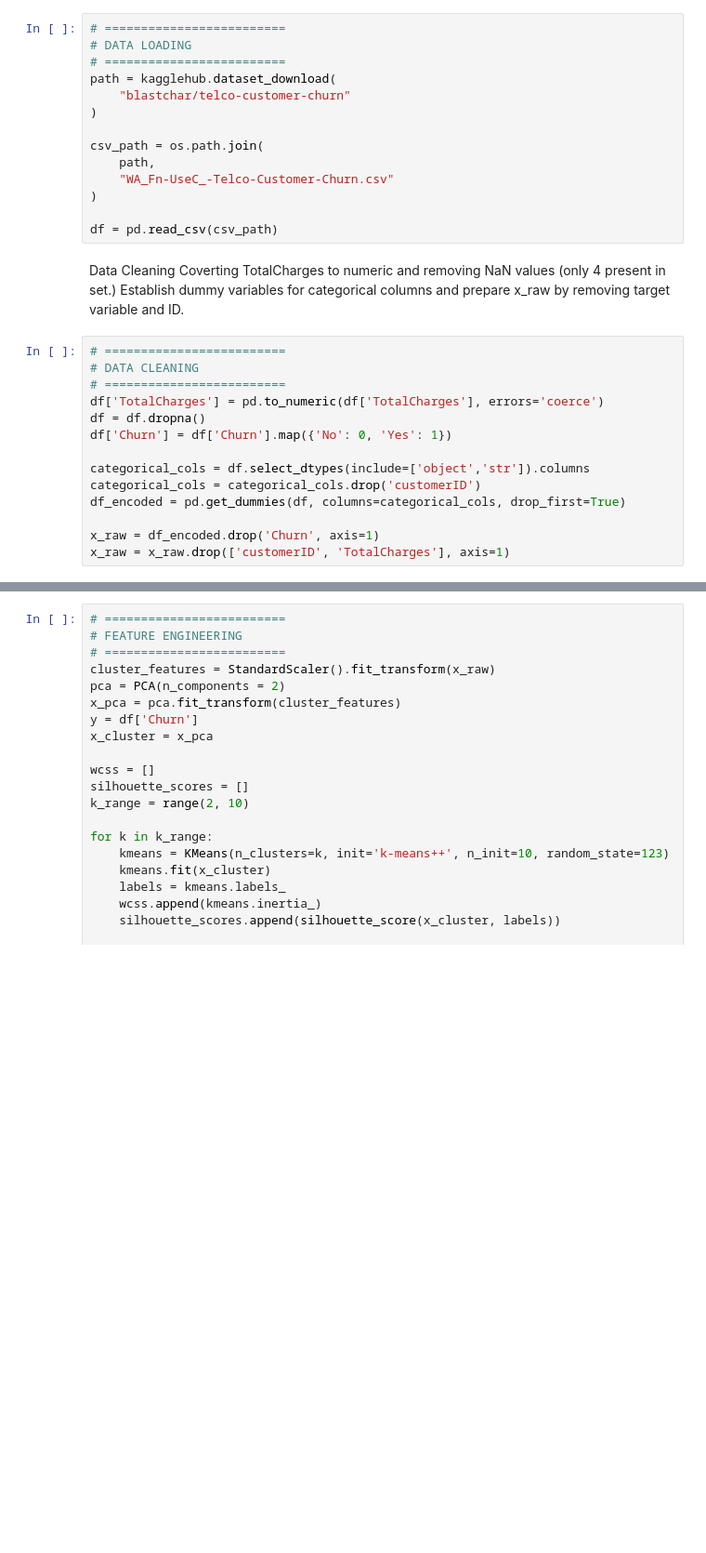
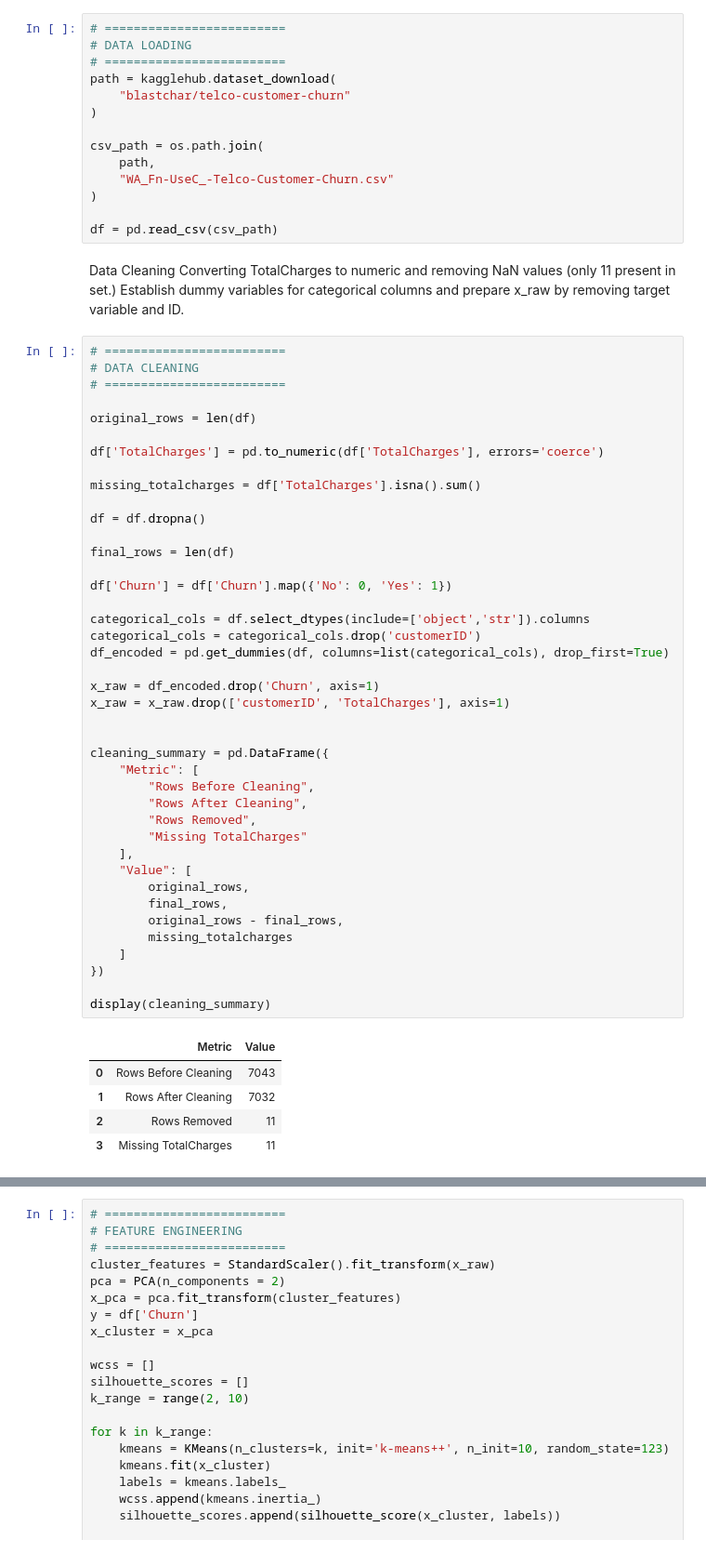
Before and after one commit to sam-volstad/churn_modeling, a Jupyter notebook: Retention.ipynb, the cells around one changed output, grey strips where cells are left out. Shown at 93% size. Cells and saved outputs as stored; diff of their text form; blank space fills up the shorter version.

```diff
--- a/Retention.ipynb
+++ b/Retention.ipynb
@@ -35,22 +34,55 @@ csv_path = os.path.join(
 df = pd.read_csv(csv_path)
 # %% [markdown]
 Data Cleaning
-Coverting TotalCharges to numeric and removing NaN values (only 4 present in set.)
+Converting TotalCharges to numeric and removing NaN values (only 11 present in set.)
 Establish dummy variables for categorical columns and prepare x_raw by removing target variable and ID.
 # %%
 # =========================
 # DATA CLEANING
 # =========================
+
+original_rows = len(df)
+
 df['TotalCharges'] = pd.to_numeric(df['TotalCharges'], errors='coerce')
+
+missing_totalcharges = df['TotalCharges'].isna().sum()
+
 df = df.dropna()
+
+final_rows = len(df)
+
 df['Churn'] = df['Churn'].map({'No': 0, 'Yes': 1})
 
 categorical_cols = df.select_dtypes(include=['object','str']).columns
 categorical_cols = categorical_cols.drop('customerID')
-df_encoded = pd.get_dummies(df, columns=categorical_cols, drop_first=True)
+df_encoded = pd.get_dummies(df, columns=list(categorical_cols), drop_first=True)
 
 x_raw = df_encoded.drop('Churn', axis=1)
 x_raw = x_raw.drop(['customerID', 'TotalCharges'], axis=1)
+
+
+cleaning_summary = pd.DataFrame({
+    "Metric": [
+        "Rows Before Cleaning",
+        "Rows After Cleaning",
+        "Rows Removed",
+        "Missing TotalCharges"
+    ],
+    "Value": [
+        original_rows,
+        final_rows,
+        original_rows - final_rows,
+        missing_totalcharges
+    ]
+})
+
+display(cleaning_summary)
+# %% [output]
+|  | Metric | Value |
+| 0 | Rows Before Cleaning | 7043 |
+| 1 | Rows After Cleaning | 7032 |
+| 2 | Rows Removed | 11 |
+| 3 | Missing TotalCharges | 11 |
 # %% [markdown]
 Clustering
 Data is scaled and PCA to allow for simple clustering visualization. PCA is NOT currently used in modeling to preserve model explainability to business stakeholders.
```
Also changed, not shown: parts of 10 cells of this notebook, 30 other files.
